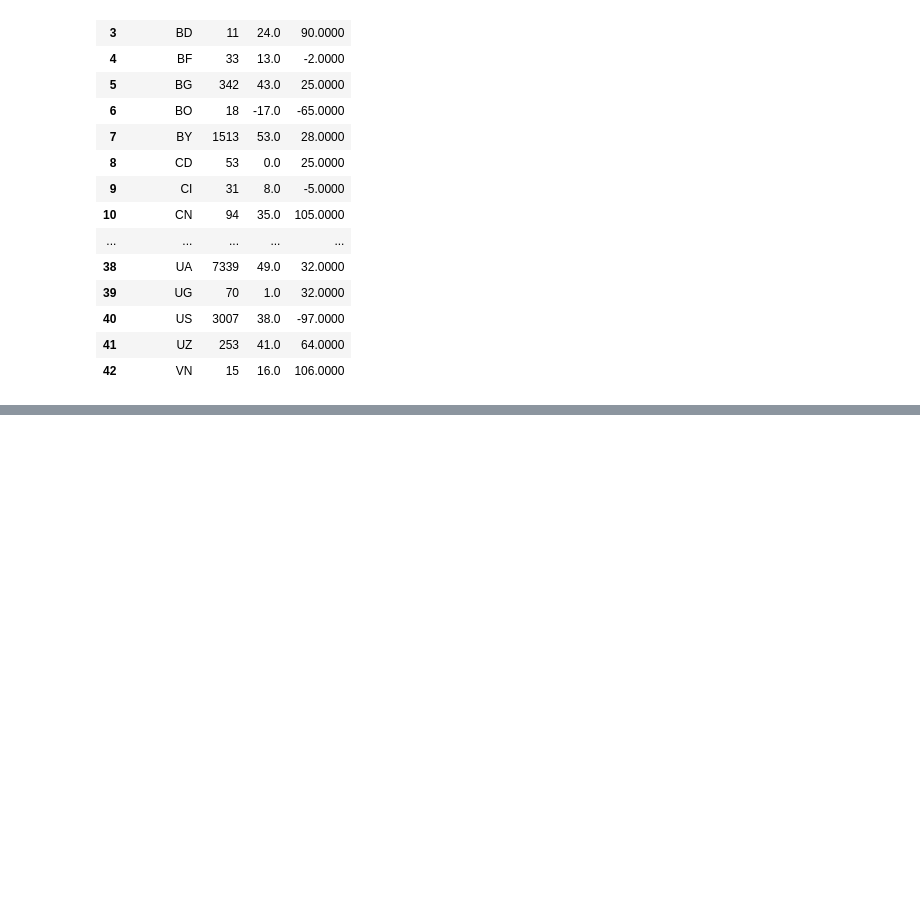
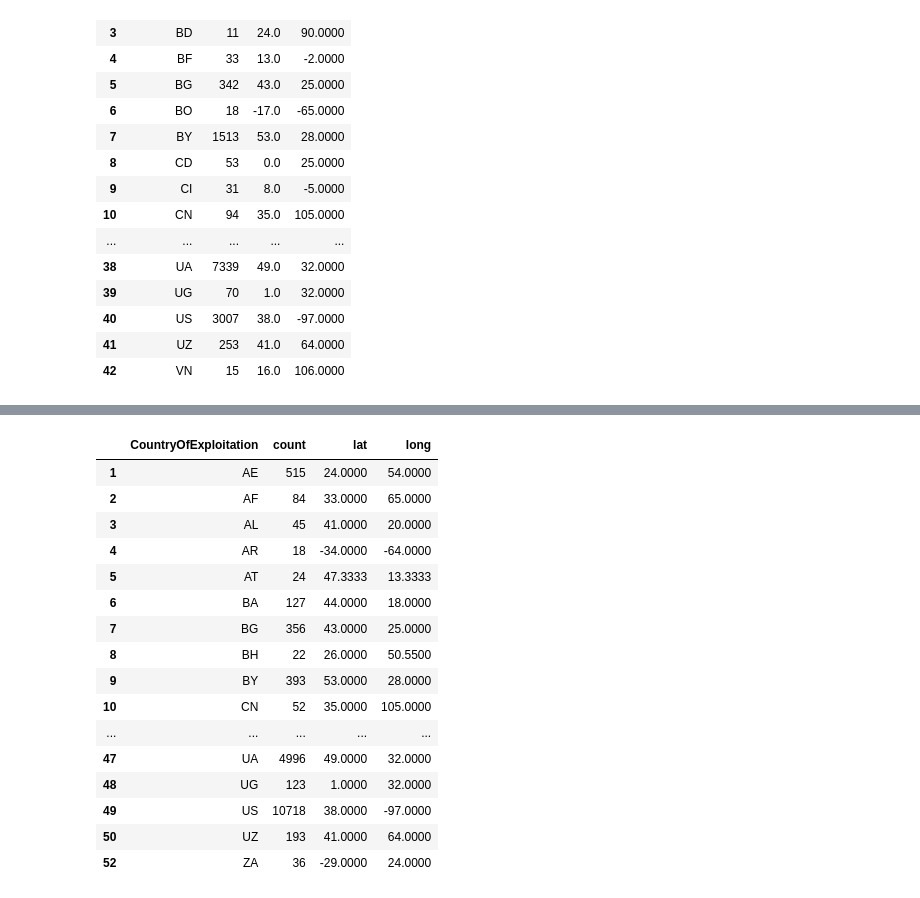
Before and after one commit to Prapakarn/DS-SF-42, a Jupyter notebook: Prapakarn/Data_Cleaning.ipynb, the cells around one changed output, grey strips where cells are left out. Saved outputs shown, nothing was run; the diff lists cells and outputs as text; code cells hidden in the pictures; blank space fills up the shorter version.

```diff
--- a/Prapakarn/Data_Cleaning.ipynb
+++ b/Prapakarn/Data_Cleaning.ipynb
@@ -815,0 +798,36 @@ world_countries
+# %%
+# Reading the JSON data using json.load()
+# Source; https://gist.github.com/sindresorhus/1341699#file-countrycode-latlong-json
+file = './Datasets/countrycode-latlong.json'
+with open(file) as latlong_file:
+    dict_latlong = json.load(latlong_file)
+
+#dict_latlong
+
+for index, row in df_country.iterrows():
+    #print row['citizenship'], row['count'], row['lat'], row['long']
+    key = (row['CountryOfExploitation']).lower()
+    if key in dict_latlong:
+        #print dict_latlong[key]
+        df_country.set_value(index,'lat',dict_latlong[key]['lat'])
+        df_country.set_value(index,'long',dict_latlong[key]['long'])
+
+df_country
+# %% [output]
+|  | CountryOfExploitation | count | lat | long |
+| 1 | AE | 515 | 24.0000 | 54.0000 |
+| 2 | AF | 84 | 33.0000 | 65.0000 |
+| 3 | AL | 45 | 41.0000 | 20.0000 |
+| 4 | AR | 18 | -34.0000 | -64.0000 |
+| 5 | AT | 24 | 47.3333 | 13.3333 |
+| 6 | BA | 127 | 44.0000 | 18.0000 |
+| 7 | BG | 356 | 43.0000 | 25.0000 |
+| 8 | BH | 22 | 26.0000 | 50.5500 |
+| 9 | BY | 393 | 53.0000 | 28.0000 |
+| 10 | CN | 52 | 35.0000 | 105.0000 |
+| ... | ... | ... | ... | ... |
+| 47 | UA | 4996 | 49.0000 | 32.0000 |
+| 48 | UG | 123 | 1.0000 | 32.0000 |
+| 49 | US | 10718 | 38.0000 | -97.0000 |
+| 50 | UZ | 193 | 41.0000 | 64.0000 |
+| 52 | ZA | 36 | -29.0000 | 24.0000 |
```
Also changed, not shown: parts of 37 cells of this notebook, 2 other files.
